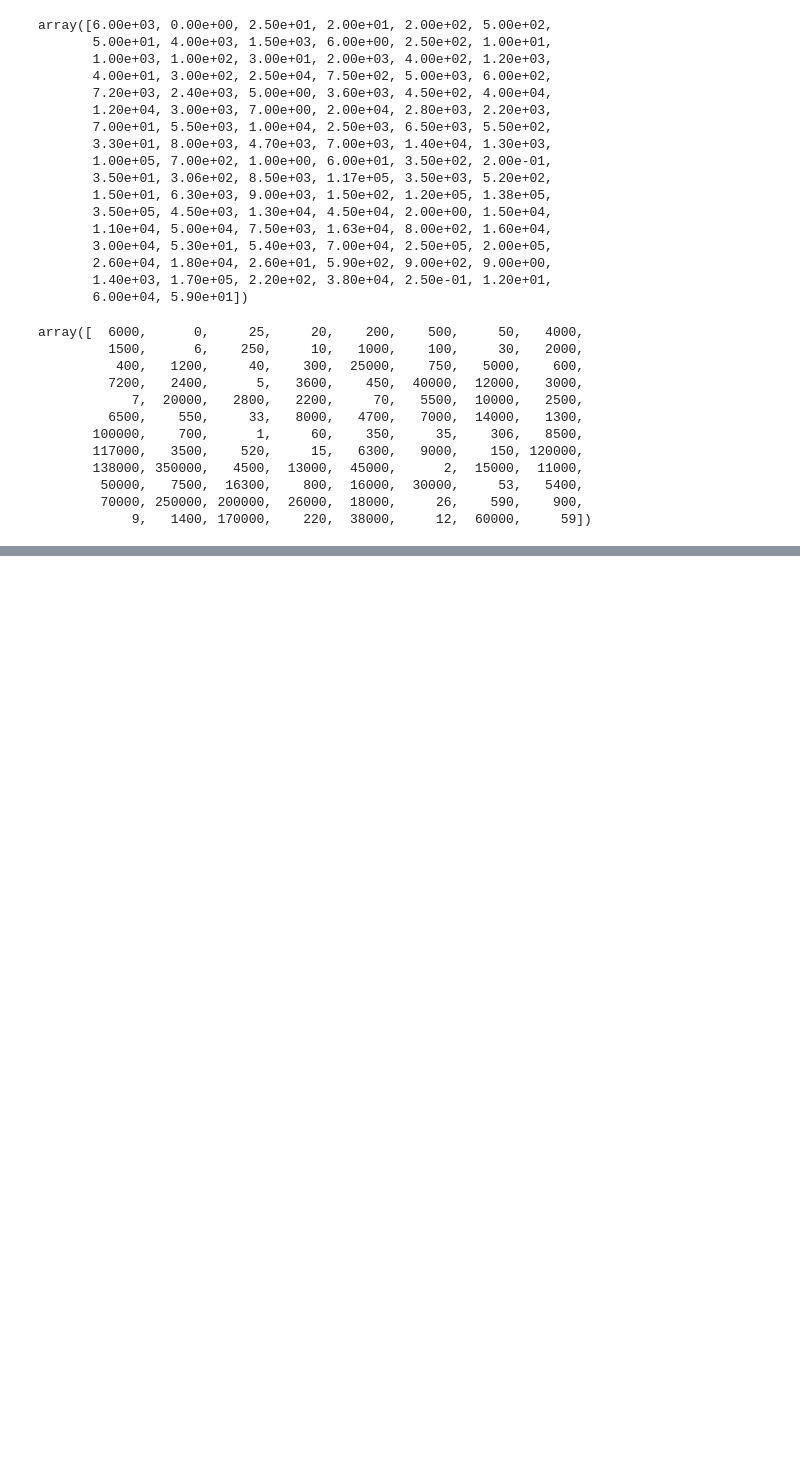
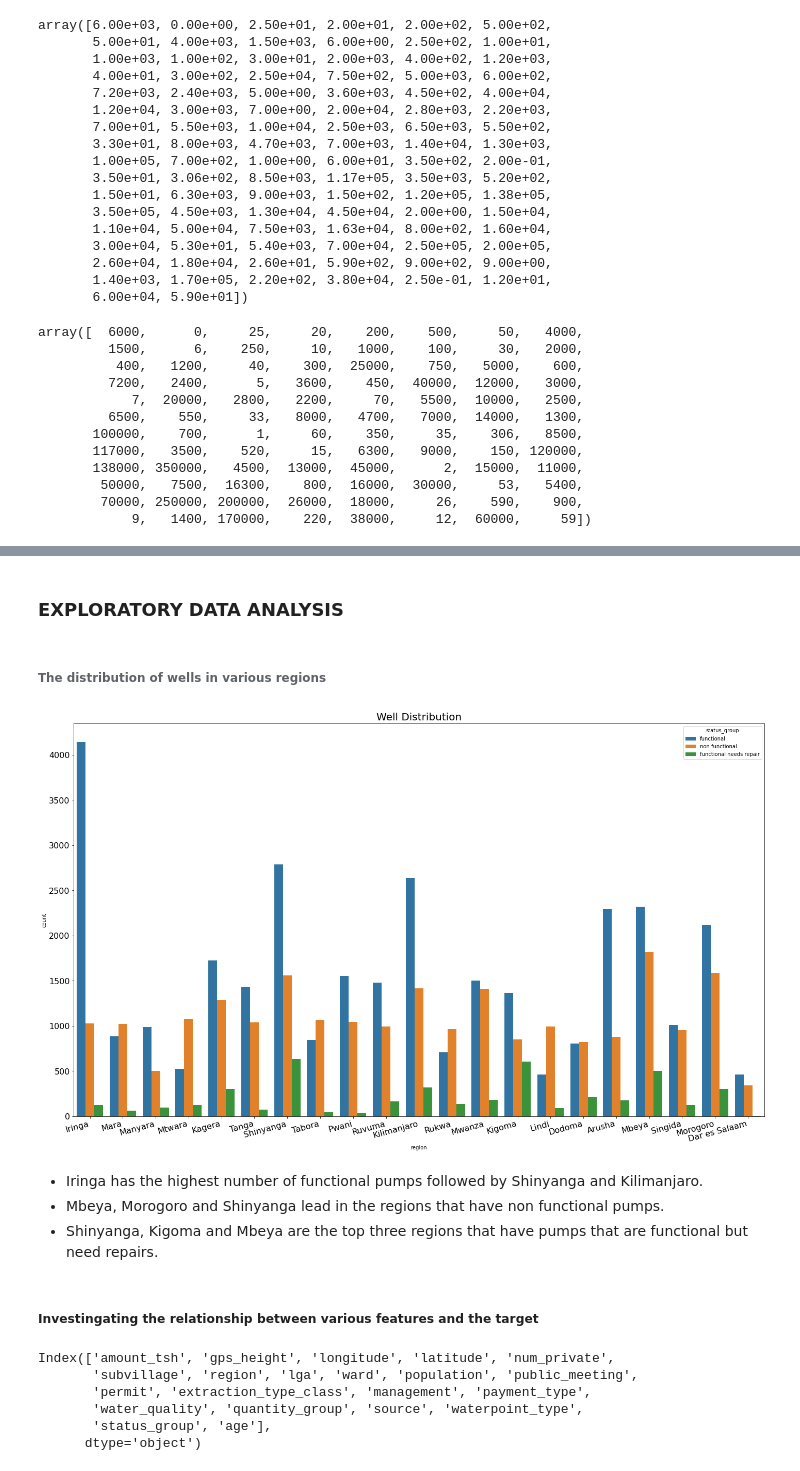
Before and after one commit to 01Troy/Project-3, a Jupyter notebook: tzdatacleaningneda.ipynb, the cells around one changed output, grey strips where cells are left out. Saved outputs shown, nothing was run; the diff lists cells and outputs as text; code cells hidden in the pictures; blank space fills up the shorter version.

```diff
--- a/tzdatacleaningneda.ipynb
+++ b/tzdatacleaningneda.ipynb
@@ -822,2 +839,31 @@ Now we have our data cleaned. We can save it, ready for the next steps of our an
 # %%
 df.to_csv('./data/cleaned_data.csv')
+# %% [markdown]
+### EXPLORATORY DATA ANALYSIS
+# %% [markdown]
+###### The distribution of wells in various regions
+# %%
+#plot a countplot to show how pumps are distributed in various regions
+plt.figure(figsize=[24,14])
+ax = sns.countplot(data=df, x="region", hue="status_group", orient = 'h')
+plt.xticks(size=16, rotation = 15, ha="right")
+plt.yticks(size=16)
+plt.title("Well Distribution", size= 20)
+plt.savefig("./images/statusVSregions.png", dpi=300, bbox_inches='tight')
+# %% [output]
+[figure, added]
+# %% [markdown]
+ - Iringa has the highest number of functional pumps followed by Shinyanga  and Kilimanjaro.
+ - Mbeya, Morogoro and Shinyanga lead in the regions that have non functional pumps.
+ - Shinyanga, Kigoma and Mbeya are the top three regions that have pumps that are functional but need repairs.
+# %% [markdown]
+##### Investingating the relationship between various features and the target
+# %%
+df.columns
+# %% [output]
+Index(['amount_tsh', 'gps_height', 'longitude', 'latitude', 'num_private',
+       'subvillage', 'region', 'lga', 'ward', 'population', 'public_meeting',
+       'permit', 'extraction_type_class', 'management', 'payment_type',
+       'water_quality', 'quantity_group', 'source', 'waterpoint_type',
+       'status_group', 'age'],
+      dtype='object')
```
Also changed, not shown: parts of 53 cells of this notebook, 7 other files.
